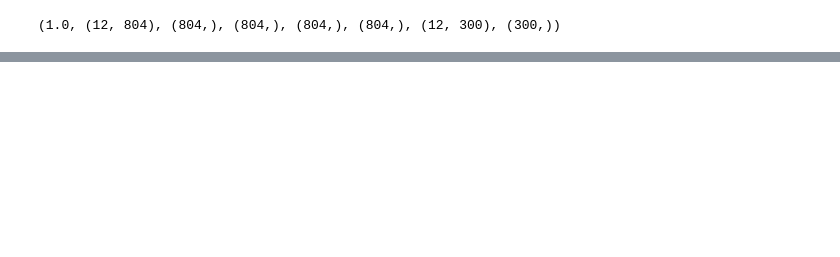
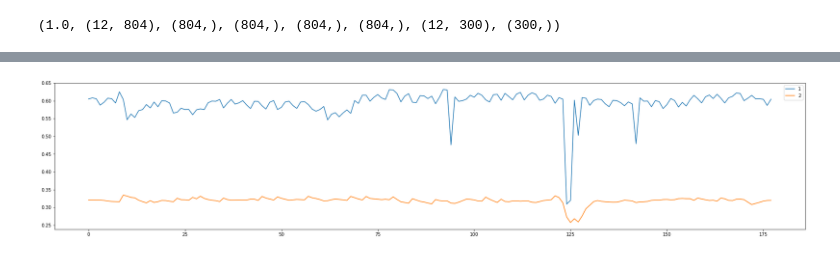
Before and after one commit to YanweiJIN/BP_Model, a Jupyter notebook: Jinyw_code/pytorch_model/dl_bp.ipynb, the cells around one changed output, grey strips where cells are left out. Drawn from its saved outputs; the diff is of its cells as text; code cells hidden in the pictures; blank space fills up the shorter version.

Commit message:
lstm gru

```diff
--- a/Jinyw_code/pytorch_model/dl_bp.ipynb
+++ b/Jinyw_code/pytorch_model/dl_bp.ipynb
@@ -247,0 +413,18 @@ np.max(features), features.shape, sbp.shape, dbp.shape,sbp_ori.shape, dbp_ori.sh
+# %%
+## tensor X_train
+import torch
+time_step = 4
+X_train_noshape = torch.tensor(merged_train_features)
+sbp_train_noshape = torch.tensor(merged_train_sbp)
+dbp_train_noshape = torch.tensor(merged_train_dbp)
+
+train_num_samples = X_train_noshape.shape[1] - time_step + 1
+X_train = torch.zeros((train_num_samples, time_step, X_train_noshape.shape[0]))
+sbp_train = torch.zeros((train_num_samples, 1))
+dbp_train = torch.zeros((train_num_samples, 1))
+for i in range(train_num_samples):
+    X_train[i] = X_train_noshape[:, i:i+time_step].T
+    sbp_train[i] = sbp_train_noshape[i+time_step-1]
+    dbp_train[i] = dbp_train_noshape[i+time_step-1]
+
+print(X_train.shape, sbp_train.shape)
@@ -247,0 +522,62 @@ np.max(features), features.shape, sbp.shape, dbp.shape,sbp_ori.shape, dbp_ori.sh
+# %%
+for i in range(1):#len(test_sbp)
+    X_test_noshape = torch.tensor(test_features[i])
+    sbp_test_noshape = torch.tensor(test_sbp[i])
+    sbp_test_ori_noshape = torch.tensor(test_sbp_ori[i])
+    dbp_test_noshape = torch.tensor(test_dbp[i])
+    dbp_test_ori_noshape = torch.tensor(test_dbp_ori[i])
+    test_num_samples = X_test_noshape.shape[1] - time_step + 1
+    X_test = torch.zeros((test_num_samples, time_step, X_test_noshape.shape[0]))
+    sbp_test = torch.zeros((test_num_samples, 1))
+    sbp_test_ori = torch.zeros((test_num_samples, 1))
+    dbp_test = torch.zeros((test_num_samples, 1))
+    dbp_test_ori = torch.zeros((test_num_samples, 1))
+    for i in range(test_num_samples):
+        X_test[i] = X_test_noshape[:, i:i+time_step].T
+        sbp_test[i] = sbp_test_noshape[i+time_step-1]
+        sbp_test_ori[i] = sbp_test_ori_noshape[i+time_step-1]
+        dbp_test[i] = dbp_test_noshape[i+time_step-1]
+        dbp_test_ori[i] = dbp_test_ori_noshape[i+time_step-1]
+
+    lstm_model_sbp.eval()
+    with torch.no_grad():
+        sbp_pred_lstm = lstm_model_sbp(X_test)
+        sbp_pred_ori_lstm = sbp_pred_lstm * 250
+        test_loss_sbp_lstm = criterion(sbp_pred_lstm, sbp_test)
+        print(f"Test Loss: {test_loss_sbp_lstm.item()}")
+    mae_sbp_lstm = mean_absolute_error(np.array(sbp_test_ori), np.array(sbp_pred_ori_lstm))
+    rmse_sbp_lstm = np.sqrt(mean_squared_error(np.array(sbp_test_ori), np.array(sbp_pred_ori_lstm)))
+    lstm_model_dbp.eval()
+    with torch.no_grad():
+        dbp_pred_lstm = lstm_model_dbp(X_test)
+        dbp_pred_ori_lstm = dbp_pred_lstm * 250
+        test_loss_dbp_lstm = criterion(dbp_pred_lstm, dbp_test)
+        print(f"Test Loss: {test_loss_dbp_lstm.item()}")
+    mae_dbp_lstm = mean_absolute_error(np.array(dbp_test_ori), np.array(dbp_pred_ori_lstm))
+    rmse_dbp_lstm = np.sqrt(mean_squared_error(np.array(dbp_test_ori), np.array(dbp_pred_ori_lstm)))
+    print("MAE:", mae_dbp_lstm)
+    print("RMSE:", rmse_sbp_lstm)
+    show_two(sbp_test, sbp_pred_lstm)
+    show_two(dbp_test_ori, dbp_pred_ori_lstm)
+    # Evaluation lstmgru
+    lstmgru_model_sbp.eval()
+    with torch.no_grad():
+        sbp_pred_lstmgru = lstmgru_model_sbp(X_test)
+        sbp_pred_ori_lstmgru = sbp_pred_lstmgru * 250
+        test_loss_sbp_lstmgru = criterion_sbp(sbp_pred_lstmgru, sbp_test)
+        print(f"Test Loss: {test_loss_sbp_lstmgru.item()}")
+    mae_sbp_lstmgru = mean_absolute_error(np.array(sbp_test_ori), np.array(sbp_pred_ori_lstmgru))
+    rmse_sbp_lstmgru = np.sqrt(mean_squared_error(np.array(sbp_test_ori), np.array(sbp_pred_ori_lstmgru)))
+    lstmgru_model_dbp.eval()
+    with torch.no_grad():
+        dbp_pred_lstmgru = lstmgru_model_dbp(X_test)
+        dbp_pred_ori_lstmgru = dbp_pred_lstmgru * 250
+        test_loss_dbp_lstmgru = criterion_dbp(dbp_pred_lstmgru, dbp_test)
+        print(f"Test Loss: {test_loss_dbp_lstmgru.item()}")
+    mae_dbp_lstmgru = mean_absolute_error(np.array(dbp_test_ori), np.array(dbp_pred_ori_lstmgru))
+    rmse_dbp_lstmgru = np.sqrt(mean_squared_error(np.array(dbp_test_ori), np.array(dbp_pred_ori_lstmgru)))
+    print("MAE:", mae_sbp_lstmgru)
+    print("RMSE:", rmse_dbp_lstmgru)
+    show_two(sbp_test, sbp_pred_lstmgru)
+    show_two(dbp_test_ori, dbp_pred_ori_lstmgru)
+# %% [output]
@@ -247,0 +588 @@ np.max(features), features.shape, sbp.shape, dbp.shape,sbp_ori.shape, dbp_ori.sh
+[figure, added]
```
Also changed, not shown: parts of 17 cells of this notebook, 7 other files.
